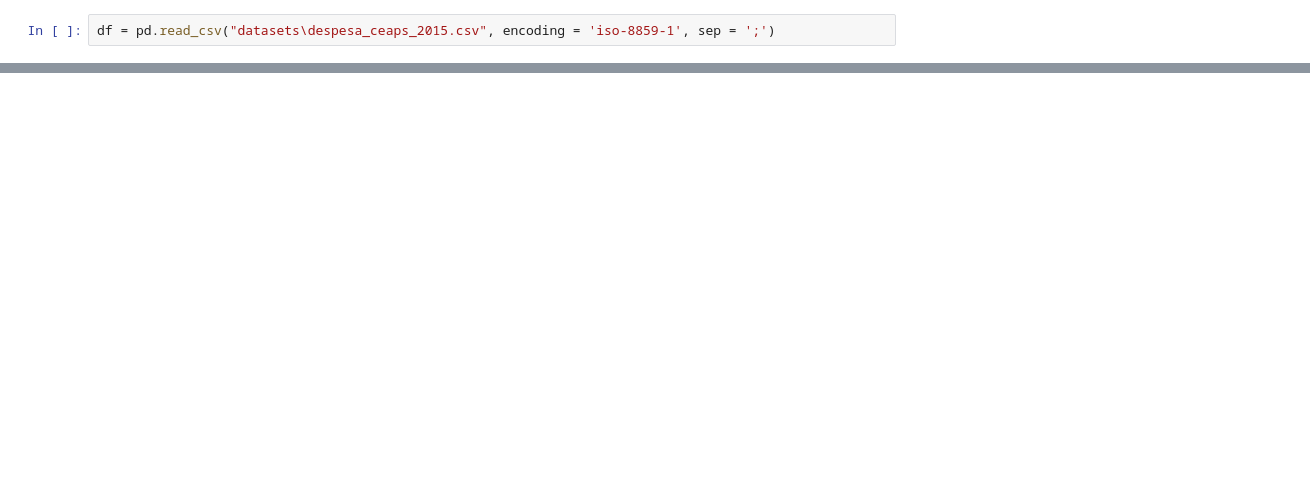
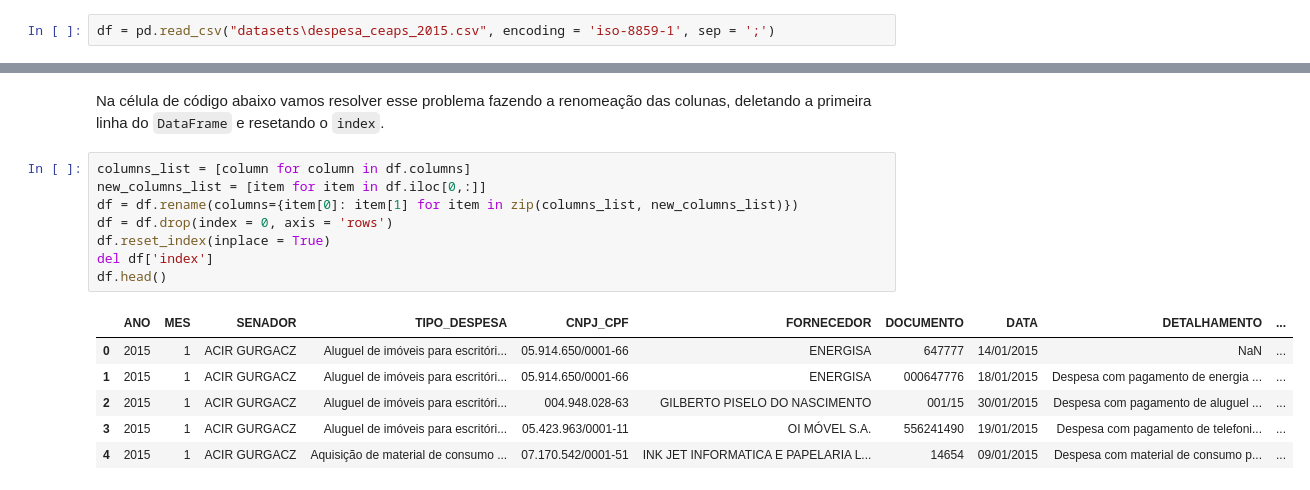
Before and after one commit to jvscursulim/7daysofcode_alura, a Jupyter notebook: ceaps.ipynb, the cells around one changed output, grey strips where cells are left out. Cells and saved outputs as stored; diff of their text form; blank space fills up the shorter version.

```diff
--- a/ceaps.ipynb
+++ b/ceaps.ipynb
@@ -4,0 +88,17 @@ df = pd.read_csv("datasets\despesa_ceaps_2015.csv", encoding = 'iso-8859-1', sep
+# %% [markdown]
+Na célula de código abaixo vamos resolver esse problema fazendo a renomeação das colunas, deletando a primeira linha do `DataFrame` e resetando o `index`.
+# %%
+columns_list = [column for column in df.columns]
+new_columns_list = [item for item in df.iloc[0,:]]
+df = df.rename(columns={item[0]: item[1] for item in zip(columns_list, new_columns_list)})
+df = df.drop(index = 0, axis = 'rows')
+df.reset_index(inplace = True)
+del df['index']
+df.head()
+# %% [output]
+|  | ANO | MES | SENADOR | TIPO_DESPESA | CNPJ_CPF | FORNECEDOR | DOCUMENTO | DATA | DETALHAMENTO | ... |
+| 0 | 2015 | 1 | ACIR GURGACZ | Aluguel de imóveis para escritóri... | 05.914.650/0001-66 | ENERGISA | 647777 | 14/01/2015 | NaN | ... |
+| 1 | 2015 | 1 | ACIR GURGACZ | Aluguel de imóveis para escritóri... | 05.914.650/0001-66 | ENERGISA | 000647776 | 18/01/2015 | Despesa com pagamento de energia ... | ... |
+| 2 | 2015 | 1 | ACIR GURGACZ | Aluguel de imóveis para escritóri... | 004.948.028-63 | GILBERTO PISELO DO NASCIMENTO | 001/15 | 30/01/2015 | Despesa com pagamento de aluguel ... | ... |
+| 3 | 2015 | 1 | ACIR GURGACZ | Aluguel de imóveis para escritóri... | 05.423.963/0001-11 | OI MÓVEL S.A. | 556241490 | 19/01/2015 | Despesa com pagamento de telefoni... | ... |
+| 4 | 2015 | 1 | ACIR GURGACZ | Aquisição de material de consumo ... | 07.170.542/0001-51 | INK JET INFORMATICA E PAPELARIA L... | 14654 | 09/01/2015 | Despesa com material de consumo p... | ... |
```
Also changed, not shown: parts of 92 cells of this notebook, 3 other files.
